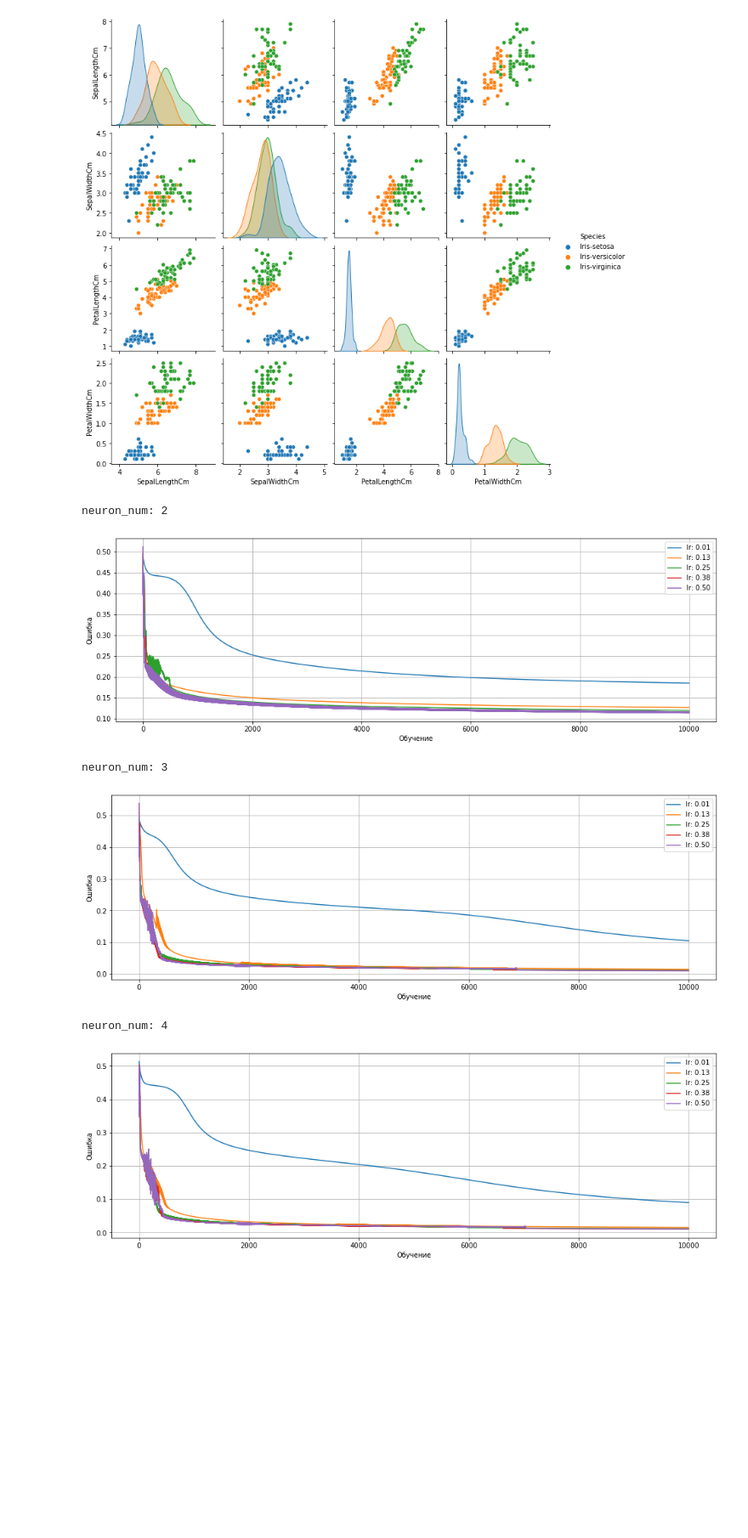
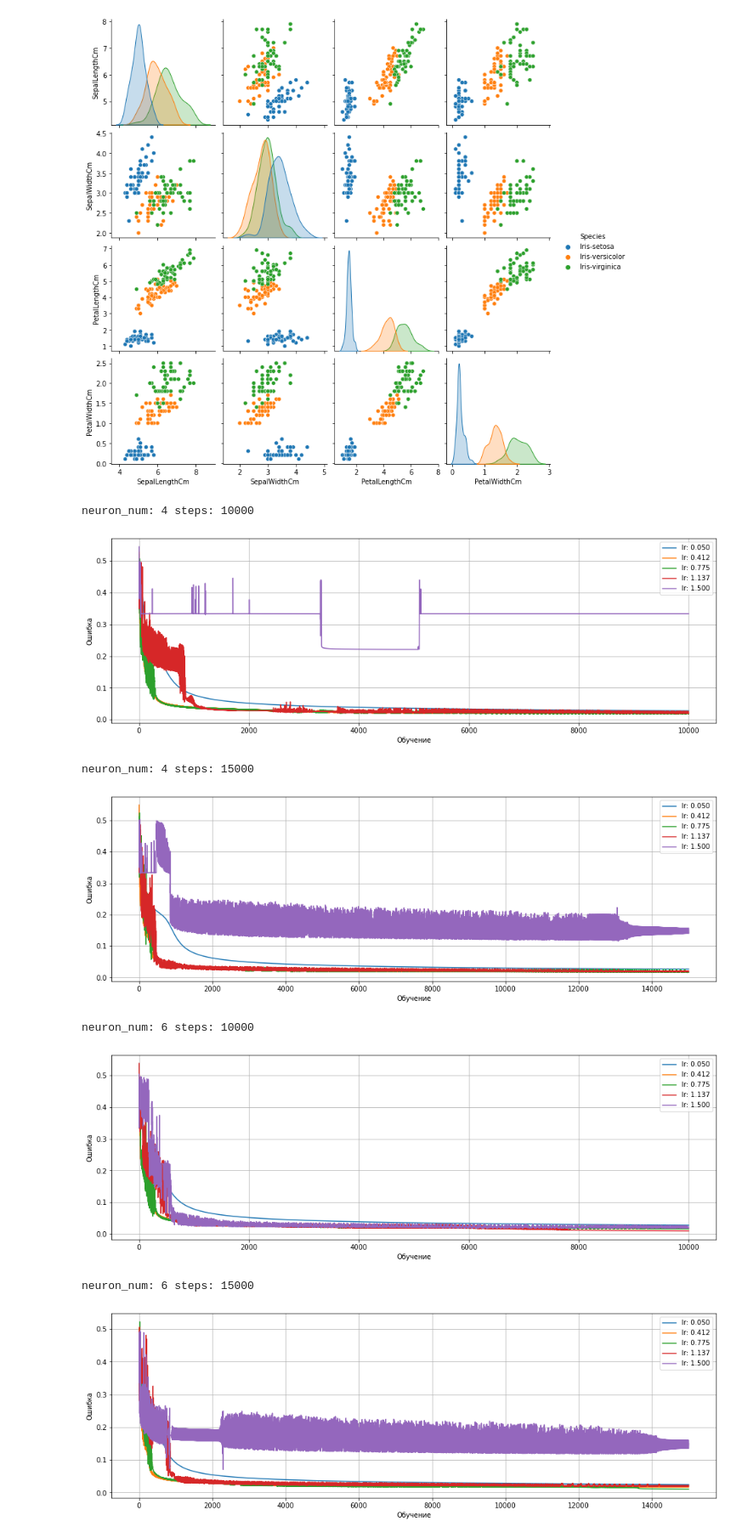
Before and after one commit to DaniilMelnik/neuro_course, a Jupyter notebook: hw1.ipynb, the cells around one changed output. Shown at 85% size. Saved outputs shown, nothing was run; the diff lists cells and outputs as text; code cells hidden in the pictures; blank space fills up the shorter version.

```diff
--- a/hw1.ipynb
+++ b/hw1.ipynb
@@ -105,38 +105,42 @@ class nn:
 # %%
 X_train, X_test, y_train, y_test = train_test_split(x, y, test_size=0.33)
 
-hidden_neurons = np.arange(2, 5)
-learning_rates = np.linspace(0.005, 0.5, num=5)
+hidden_neurons = np.arange(4, 16, 2)
+n_steps_range = [10000, 15000]
+learning_rates = np.linspace(0.05, 1.5, num=5)
 
 experiments = []
 for n_neirons in hidden_neurons:
     for lr in learning_rates:
-        model = nn(neuron_numb=n_neirons)
-        errors = model.fit(X_train, y_train, learning_rate=lr)
-        train_result = model.predict(X_train)
-        accuracy = (1 - errors[-1]) * 100
+        for steps in n_steps_range:
+            model = nn(neuron_numb=n_neirons)
+            errors = model.fit(X_train, y_train, learning_rate=lr, n_steps=steps)
+            train_result = model.predict(X_train)
+            accuracy = (1 - errors[-1]) * 100
 
-        test_result = model.predict(X_test)
-        accuracy_t = (1 - np.mean(np.abs(y_test - test_result))) * 100
-        experiments.append({'neuron_numb': n_neirons, 'learning_rate': lr, 'train_errors': errors,
-                            'train_acc': accuracy, ' test_acc': accuracy_t})
+            test_result = model.predict(X_test)
+            accuracy_t = (1 - np.mean(np.abs(y_test - test_result))) * 100
+            experiments.append({'neuron_numb': n_neirons, 'learning_rate': lr, 'train_errors': errors,
+                                'train_acc': accuracy, 'test_acc': accuracy_t, 'steps': steps})
 experiments = pd.DataFrame(experiments)
 # %%
-for result in experiments.groupby('neuron_numb'):
-    print('neuron_num:', result[0])
+for result in experiments.groupby(['neuron_numb', 'steps']):
+    print(f'neuron_num: {result[0][0]} steps: {result[0][1]}')
     plt.figure(figsize = (16,5))
     for row in result[1].iterrows():
         #print(row)
-        plt.plot(row[1]['train_errors'], label = f"lr: {row[1]['learning_rate']:.2f}")
+        plt.plot(row[1]['train_errors'], label = f"lr: {row[1]['learning_rate']:.3f}")
     plt.xlabel('Обучение')
     plt.ylabel('Ошибка')
     plt.legend( )
     plt.grid()
     plt.show()
 # %% [output]
-neuron_num: 2
+neuron_num: 4 steps: 10000
-[figure, old version]
+[figure, new version]
-neuron_num: 3
+neuron_num: 4 steps: 15000
-[figure, old version]
+[figure, new version]
-neuron_num: 4
+neuron_num: 6 steps: 10000
-[figure, old version]
+[figure, new version]
+neuron_num: 6 steps: 15000
+[figure, added]
```
Also changed, not shown: parts of 6 cells of this notebook.
